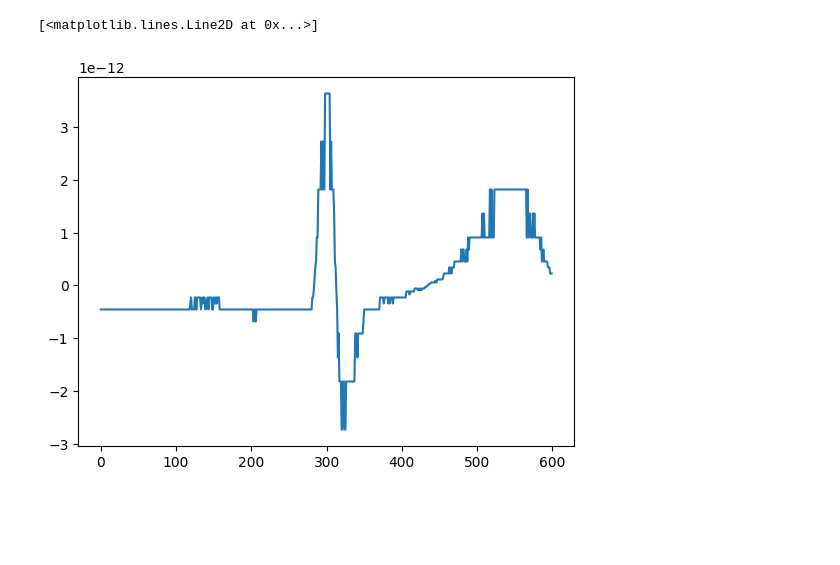
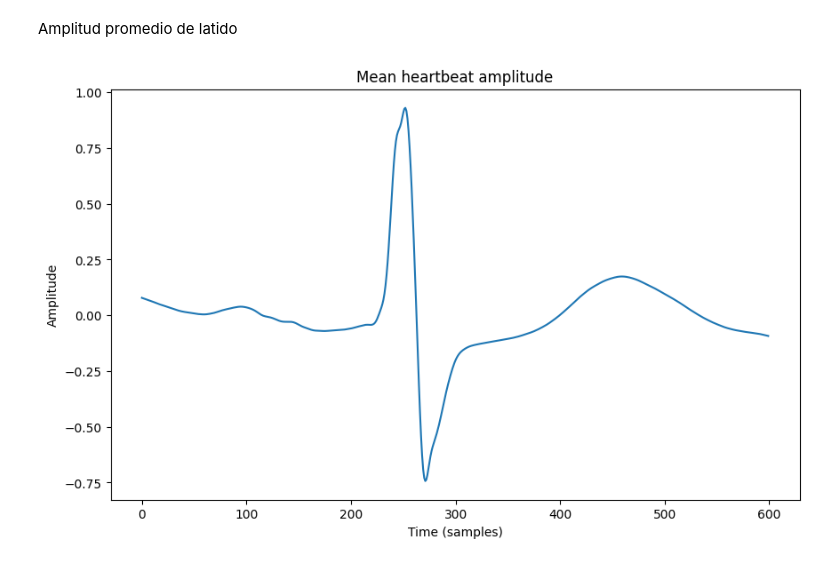
Before and after one commit to joacocibeira/PDS, a Jupyter notebook: tp_08/tp_08.ipynb, the cells around one changed output. Cells and saved outputs as stored; diff of their text form; code cells hidden in the pictures; blank space fills up the shorter version.

```diff
--- a/tp_08/tp_08.ipynb
+++ b/tp_08/tp_08.ipynb
@@ -48,5 +49,13 @@ plt.show()
-# %%
-plt.plot(heartbeats_dt[10])
-# %% [output]
-[<matplotlib.lines.Line2D at 0x...>]
-[figure, removed]
+# %% [markdown]
+Amplitud promedio de latido
+# %%
+plt.figure(figsize=(10, 6))
+
+mean_hb = np.mean(heartbeats_dt, axis=0)
+plt.plot(mean_hb)
+plt.title("Mean heartbeat amplitude")
+plt.xlabel("Time (samples)")
+plt.ylabel("Amplitude")
+plt.show()
+# %% [output]
+[figure, added]
```
Also changed, not shown: parts of 16 cells of this notebook, 3 other files.
